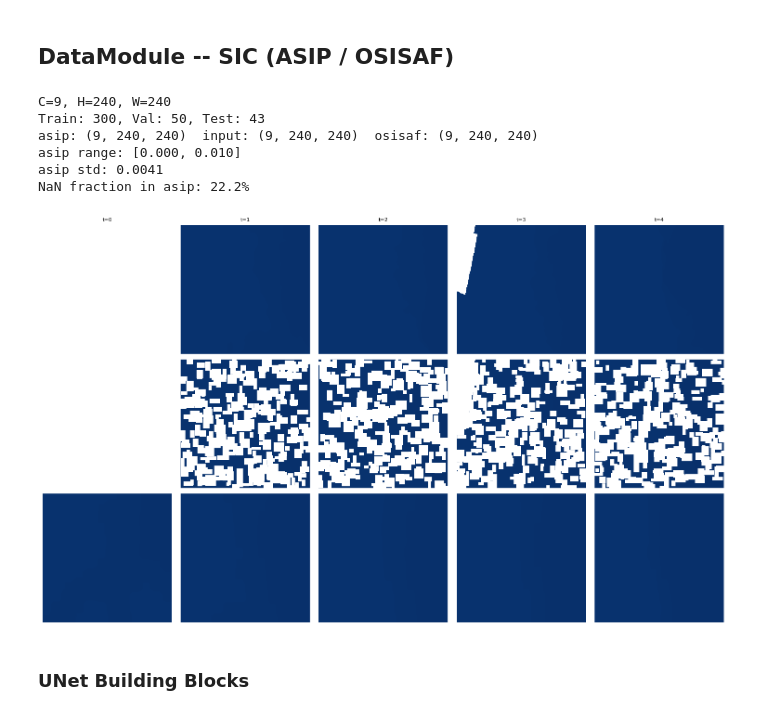
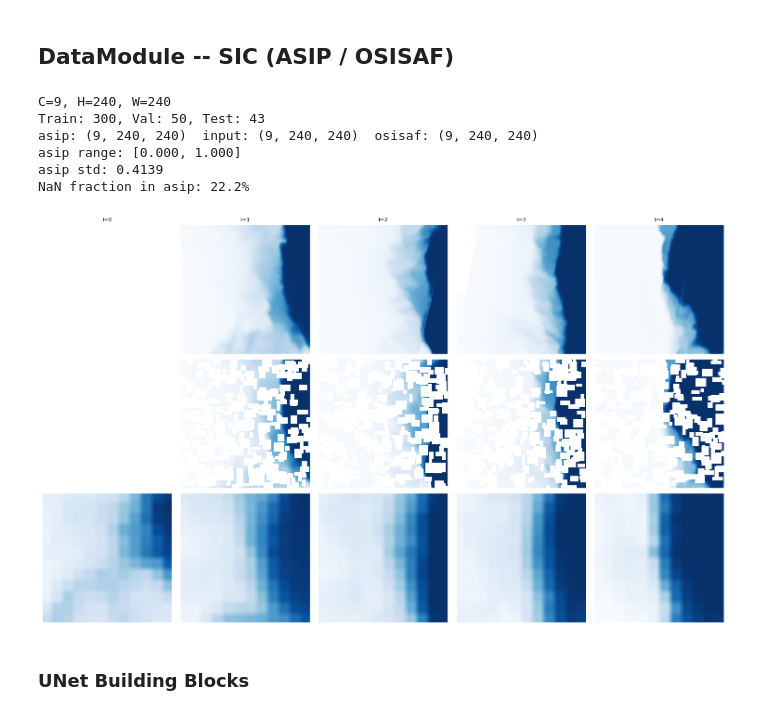
Before and after one commit to maxbeauchamp/4dvarnet-starter, a Jupyter notebook: consistency/Notebooks/Notebooks_SIC/Notebook_consistency_model_CM_sic.ipynb, the cells around one changed output. Cells and saved outputs as stored; diff of their text form; code cells hidden in the pictures.

```diff
--- a/consistency/Notebooks/Notebooks_SIC/Notebook_consistency_model_CM_sic.ipynb
+++ b/consistency/Notebooks/Notebooks_SIC/Notebook_consistency_model_CM_sic.ipynb
@@ -81,7 +81,6 @@ import functools as ft
 from contrib.ASIP_OSISAF.data_simple import BaseDataModule, TrainingItem_4da
 
 T_CROP = 9
-SIC_SCALE = 100.0
 
 class CroppedDataModule(BaseDataModule):
     def __init__(self, *args, t_crop=9, **kwargs):
@@ -89,11 +88,9 @@ class CroppedDataModule(BaseDataModule):
         self.t_crop = t_crop
 
     def build_batch(self):
+        # ASIP/input/osisaf are already in [0, 1] in the NetCDF file — no rescaling needed
         return ft.partial(ft.reduce, lambda i, f: f(i), [
             TrainingItem_4da._make,
-            lambda item: item._replace(asip=item.asip / SIC_SCALE),
-            lambda item: item._replace(input=item.input / SIC_SCALE),
-            lambda item: item._replace(osisaf=item.osisaf / SIC_SCALE),
         ])
 
     def setup(self, stage='test'):
@@ -107,7 +104,7 @@ datamodule = CroppedDataModule(
     split_val=slice(300, 350),
     split_test=slice(350, 393),
     da=True,
-    norm_stats=[0, 100],
+    norm_stats=[0, 1],
     norm_stats_covs=[
         {'t2m': 270.08, 'istl1': 267.68, 'siconc': 0, 'sst': 276.97, 'skt': 270.50},
         {'t2m': 14.67,  'istl1': 7.80,  'siconc': 1, 'sst': 6.82,   'skt': 15.21},
@@ -117,36 +114,36 @@ datamodule = CroppedDataModule(
 datamodule.setup()
 
 sample = datamodule.train_ds[0]
 C = sample.asip.shape[0]
 H, W = sample.asip.shape[1], sample.asip.shape[2]
 print(f"C={C}, H={H}, W={W}")
 print(f"Train: {len(datamodule.train_ds)}, Val: {len(datamodule.val_ds)}, Test: {len(datamodule.test_ds)}")
 print(f"asip: {sample.asip.shape}  input: {sample.input.shape}  osisaf: {sample.osisaf.shape}")
 print(f"asip range: [{np.nanmin(sample.asip):.3f}, {np.nanmax(sample.asip):.3f}]")
 print(f"asip std: {np.nanstd(sample.asip):.4f}")
 print(f"NaN fraction in asip: {np.isnan(sample.asip).mean()*100:.1f}%")
 
 fig, axes = plt.subplots(3, min(C, 5), figsize=(3 * min(C, 5), 9))
 for t_idx in range(min(C, 5)):
     axes[0, t_idx].imshow(sample.asip[t_idx], vmin=0, vmax=1, cmap='Blues_r')
     axes[0, t_idx].set_title(f't={t_idx}', fontsize=8); axes[0, t_idx].axis('off')
     axes[1, t_idx].imshow(sample.input[t_idx], vmin=0, vmax=1, cmap='Blues_r')
     axes[1, t_idx].axis('off')
     axes[2, t_idx].imshow(sample.osisaf[t_idx], vmin=0, vmax=1, cmap='Blues_r')
     axes[2, t_idx].axis('off')
 axes[0, 0].set_ylabel('ASIP (target)', fontsize=10)
 axes[1, 0].set_ylabel('Input (gappy)', fontsize=10)
 axes[2, 0].set_ylabel('OSISAF (cond.)', fontsize=10)
 plt.tight_layout()
 plt.show()
 # %% [output]
 C=9, H=240, W=240
 Train: 300, Val: 50, Test: 43
 asip: (9, 240, 240)  input: (9, 240, 240)  osisaf: (9, 240, 240)
-asip range: [0.000, 0.010]
-asip std: 0.0041
+asip range: [0.000, 1.000]
+asip std: 0.4139
 NaN fraction in asip: 22.2%
-[figure, old version]
+[figure, new version]
 # %% [markdown]
 ### UNet Building Blocks
 # %%
```
Also changed, not shown: parts of 12 cells of this notebook, 34 other files.
